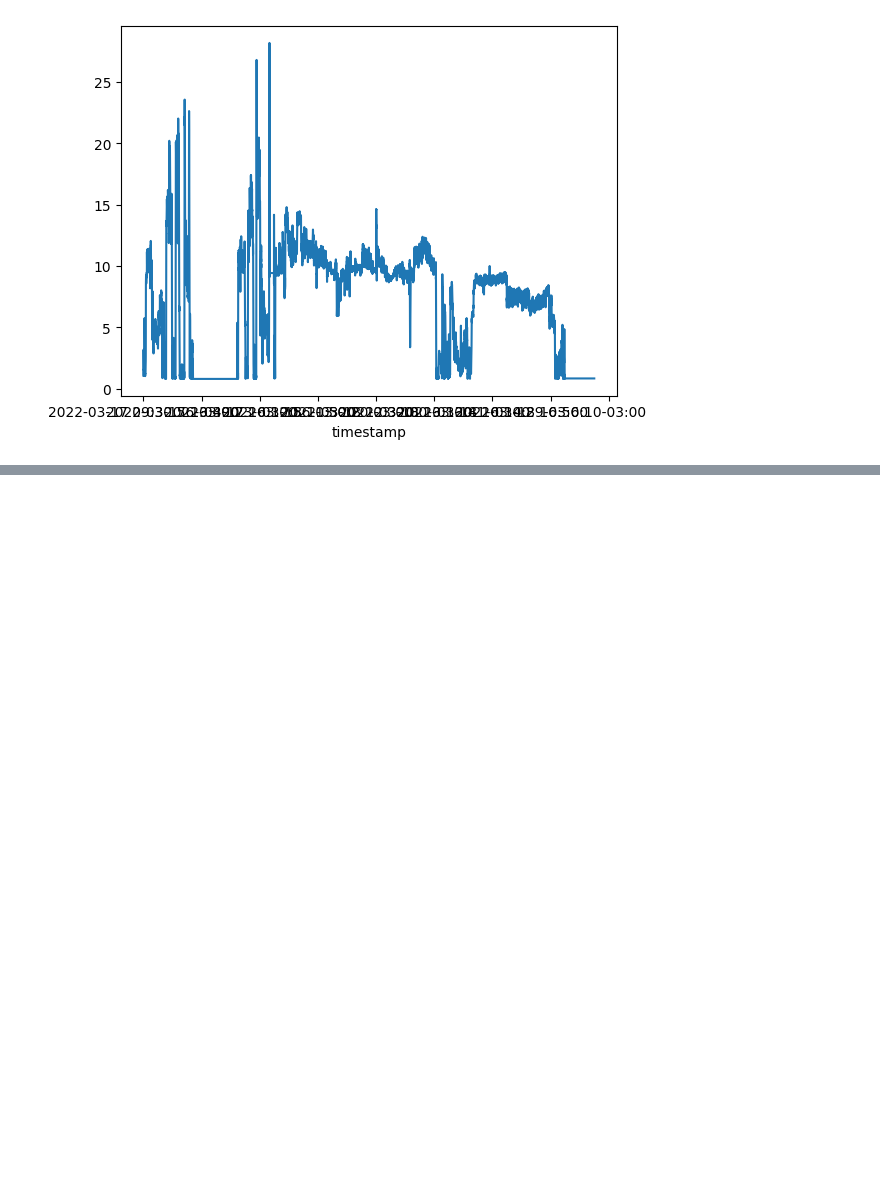
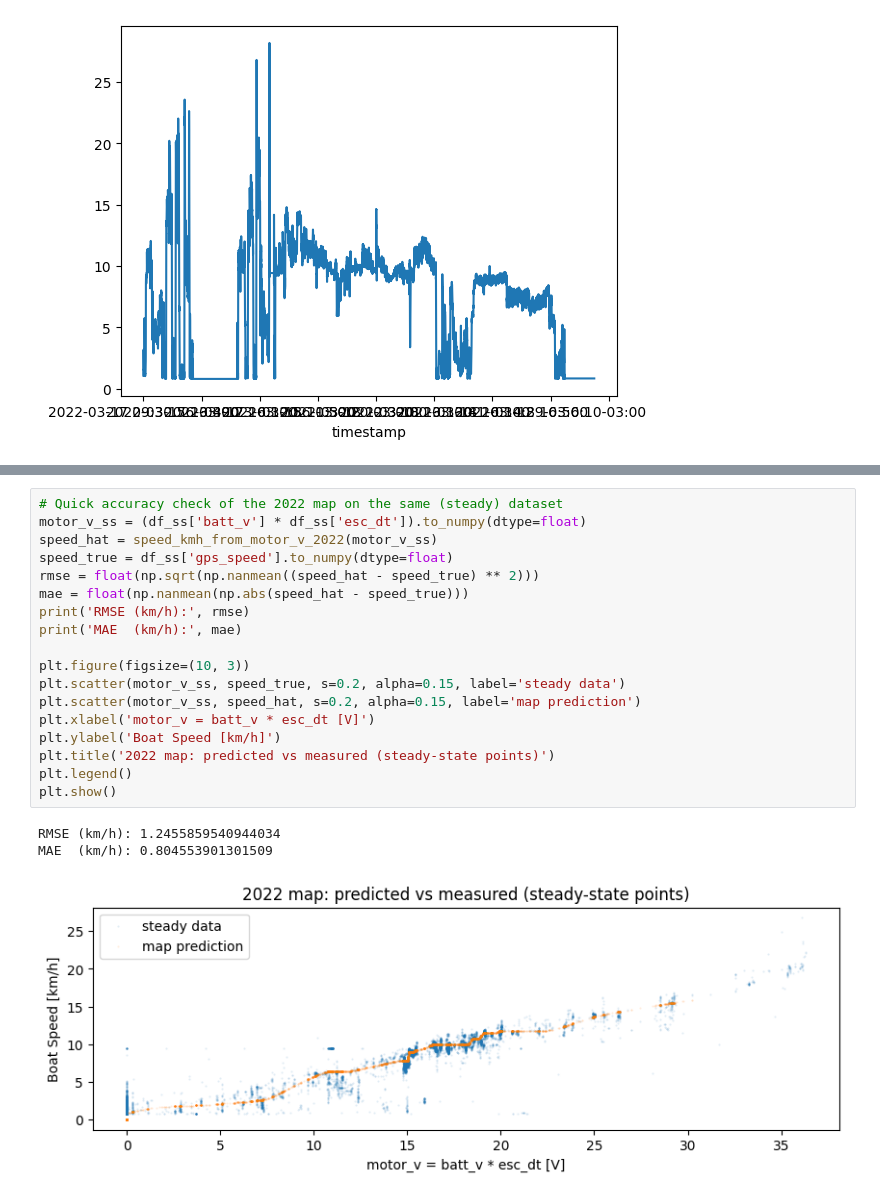
Before and after one commit to joaoantoniocardoso/solarboat_simulator, a Jupyter notebook: models/2020/boat/speed.ipynb, the cells around one changed output, grey strips where cells are left out. Cells and saved outputs as stored; diff of their text form; blank space fills up the shorter version.

```diff
--- a/models/2020/boat/speed.ipynb
+++ b/models/2020/boat/speed.ipynb
@@ -107,0 +200,22 @@ plt.show()
+# %%
+# Quick accuracy check of the 2022 map on the same (steady) dataset
+motor_v_ss = (df_ss['batt_v'] * df_ss['esc_dt']).to_numpy(dtype=float)
+speed_hat = speed_kmh_from_motor_v_2022(motor_v_ss)
+speed_true = df_ss['gps_speed'].to_numpy(dtype=float)
+rmse = float(np.sqrt(np.nanmean((speed_hat - speed_true) ** 2)))
+mae = float(np.nanmean(np.abs(speed_hat - speed_true)))
+print('RMSE (km/h):', rmse)
+print('MAE  (km/h):', mae)
+
+plt.figure(figsize=(10, 3))
+plt.scatter(motor_v_ss, speed_true, s=0.2, alpha=0.15, label='steady data')
+plt.scatter(motor_v_ss, speed_hat, s=0.2, alpha=0.15, label='map prediction')
+plt.xlabel('motor_v = batt_v * esc_dt [V]')
+plt.ylabel('Boat Speed [km/h]')
+plt.title('2022 map: predicted vs measured (steady-state points)')
+plt.legend()
+plt.show()
+# %% [output]
+RMSE (km/h): 1.2455859540944034
+MAE  (km/h): 0.804553901301509
+[figure, added]
```
Also changed, not shown: parts of 16 cells of this notebook, 32 other files.
